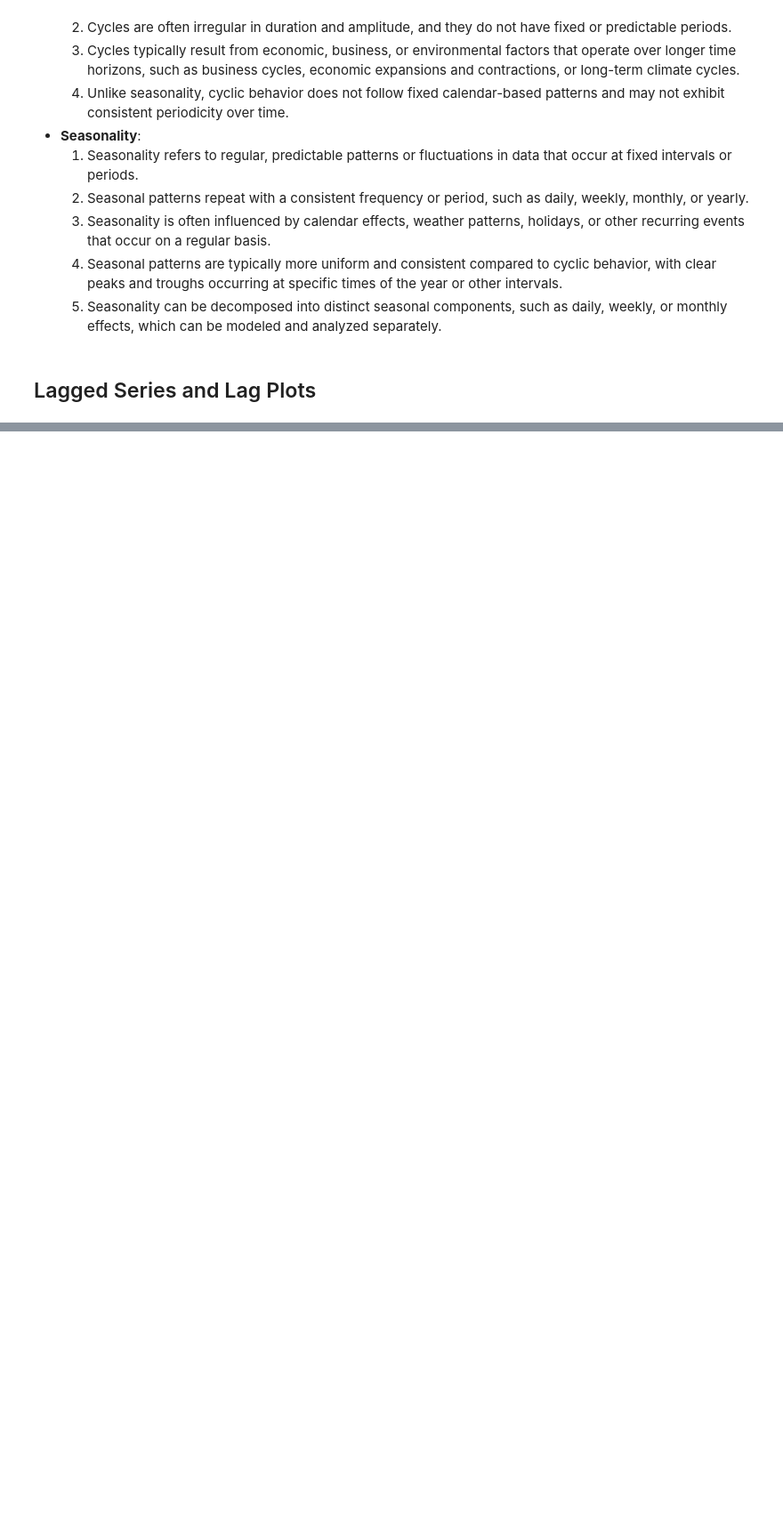
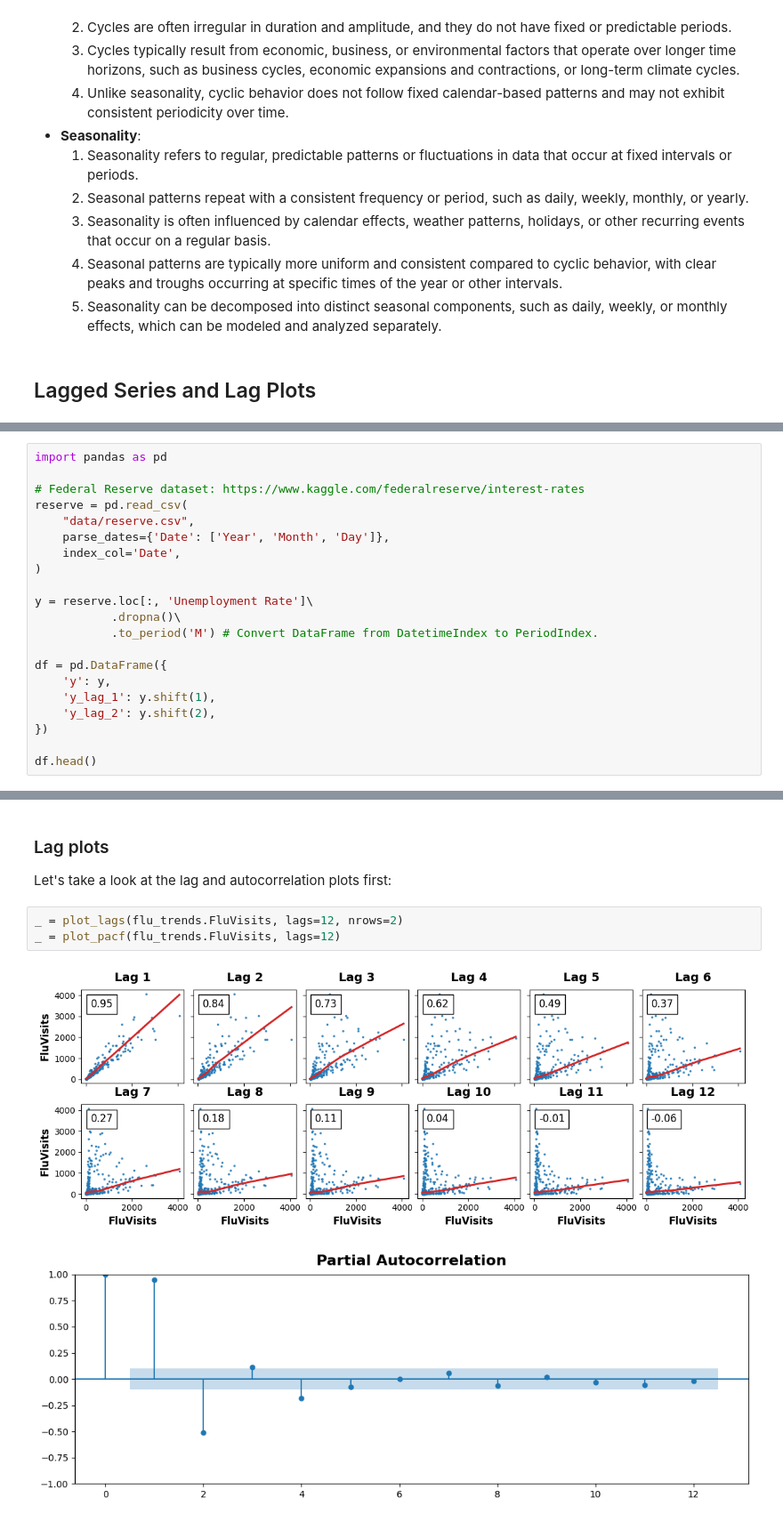
Before and after one commit to andersonliu/learn_ai, a Jupyter notebook: notebooks/time_series/4_time_series_as_features.ipynb, the cells around one changed output, grey strips where cells are left out. Shown at 89% size. Saved outputs shown, nothing was run; the diff lists cells and outputs as text; blank space fills up the shorter version.

Commit message:
add time series data

```diff
--- a/notebooks/time_series/4_time_series_as_features.ipynb
+++ b/notebooks/time_series/4_time_series_as_features.ipynb
@@ -21,0 +24,21 @@ Cyclic behavior vs Seasonality
+# %%
+import pandas as pd
+
+# Federal Reserve dataset: https://www.kaggle.com/federalreserve/interest-rates
+reserve = pd.read_csv(
+    "data/reserve.csv",
+    parse_dates={'Date': ['Year', 'Month', 'Day']},
+    index_col='Date',
+)
+
+y = reserve.loc[:, 'Unemployment Rate']\
+           .dropna()\
+           .to_period('M') # Convert DataFrame from DatetimeIndex to PeriodIndex.
+
+df = pd.DataFrame({
+    'y': y,
+    'y_lag_1': y.shift(1),
+    'y_lag_2': y.shift(2),
+})
+
+df.head()
@@ -21,0 +184,9 @@ Cyclic behavior vs Seasonality
+# %% [markdown]
+### Lag plots
+Let's take a look at the lag and autocorrelation plots first:
+# %%
+_ = plot_lags(flu_trends.FluVisits, lags=12, nrows=2)
+_ = plot_pacf(flu_trends.FluVisits, lags=12)
+# %% [output]
+[figure, added]
+[figure, added]
```
Also changed, not shown: parts of 27 cells of this notebook, 10 other files.
